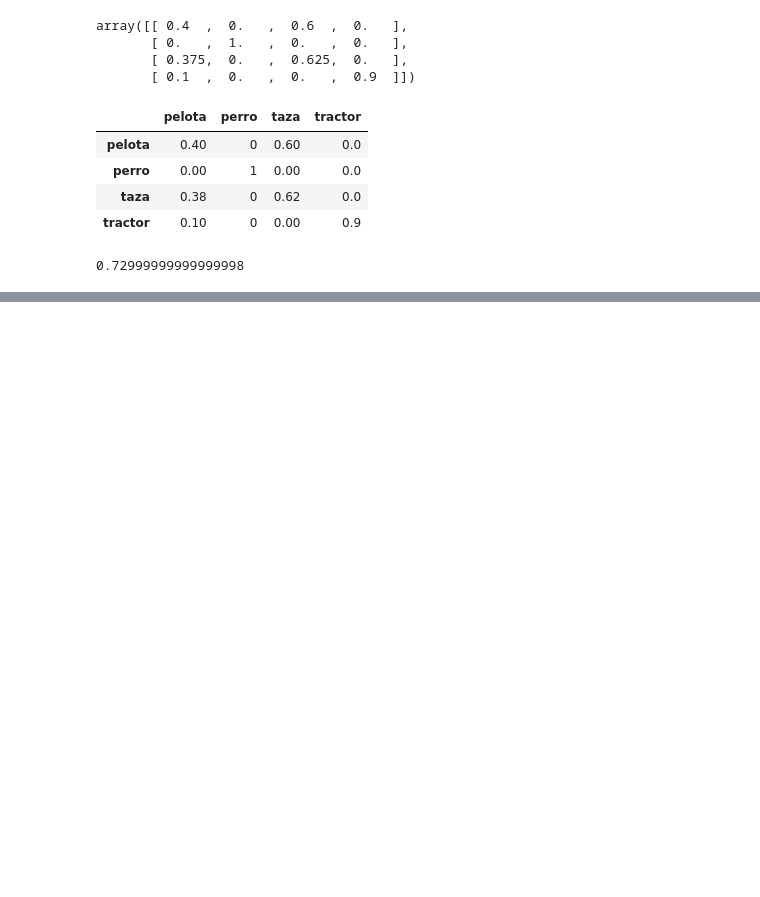
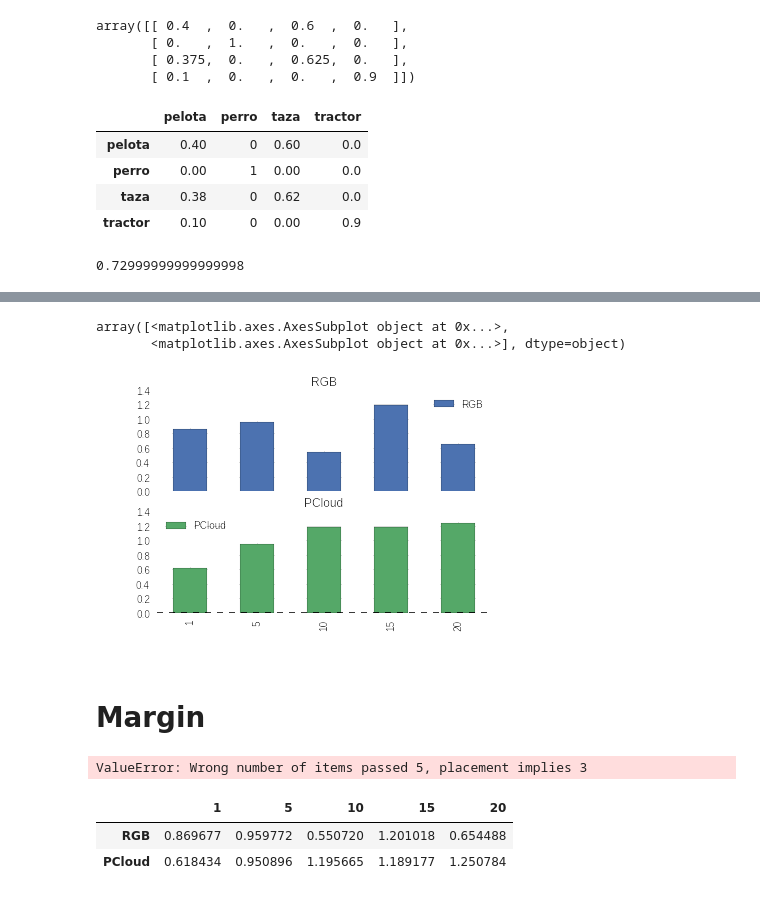
Before and after one commit to UC3MSocialRobots/ocular_interaction, a Jupyter notebook: ocular_data/notebooks/Learning Curves.ipynb, the cells around one changed output, grey strips where cells are left out. Drawn from its saved outputs; the diff is of its cells as text; code cells hidden in the pictures; blank space fills up the shorter version.

```diff
--- a/ocular_data/notebooks/Learning Curves.ipynb
+++ b/ocular_data/notebooks/Learning Curves.ipynb
@@ -211,0 +248,21 @@ from sklearn.metrics import precision_score, recall_score
+# %%
+Hs.T.plot(kind='bar', subplots=True)
+# %% [output]
+array([<matplotlib.axes.AxesSubplot object at 0x...>,
+       <matplotlib.axes.AxesSubplot object at 0x...>], dtype=object)
+[figure, added]
+# %% [markdown]
+# Margin
+# %%
+m_rgb = pd.Series([res.margin_rgb.mean() for res in results], index=VIEWS)
+m_pcloud = pd.Series([res.margin_pcloud.mean() for res in results], index=VIEWS)
+
+Ms = pd.DataFrame([h_rgb, h_pcloud], index=FIELDS[0:-1], columns=VIEWS)
+# %% [output]
+ValueError: Wrong number of items passed 5, placement implies 3
+# %%
+Ms
+# %% [output]
+|  | 1 | 5 | 10 | 15 | 20 |
+| RGB | 0.869677 | 0.959772 | 0.550720 | 1.201018 | 0.654488 |
+| PCloud | 0.618434 | 0.950896 | 1.195665 | 1.189177 | 1.250784 |
```
Also changed, not shown: parts of 16 cells of this notebook.
